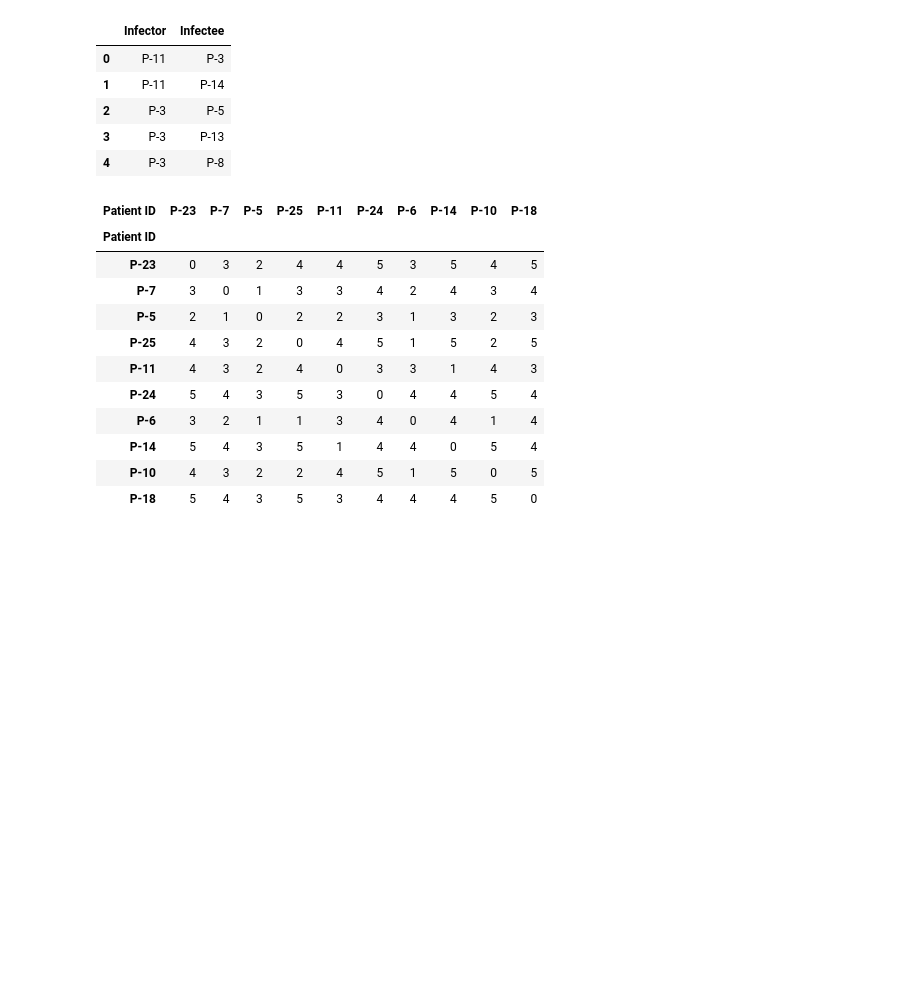
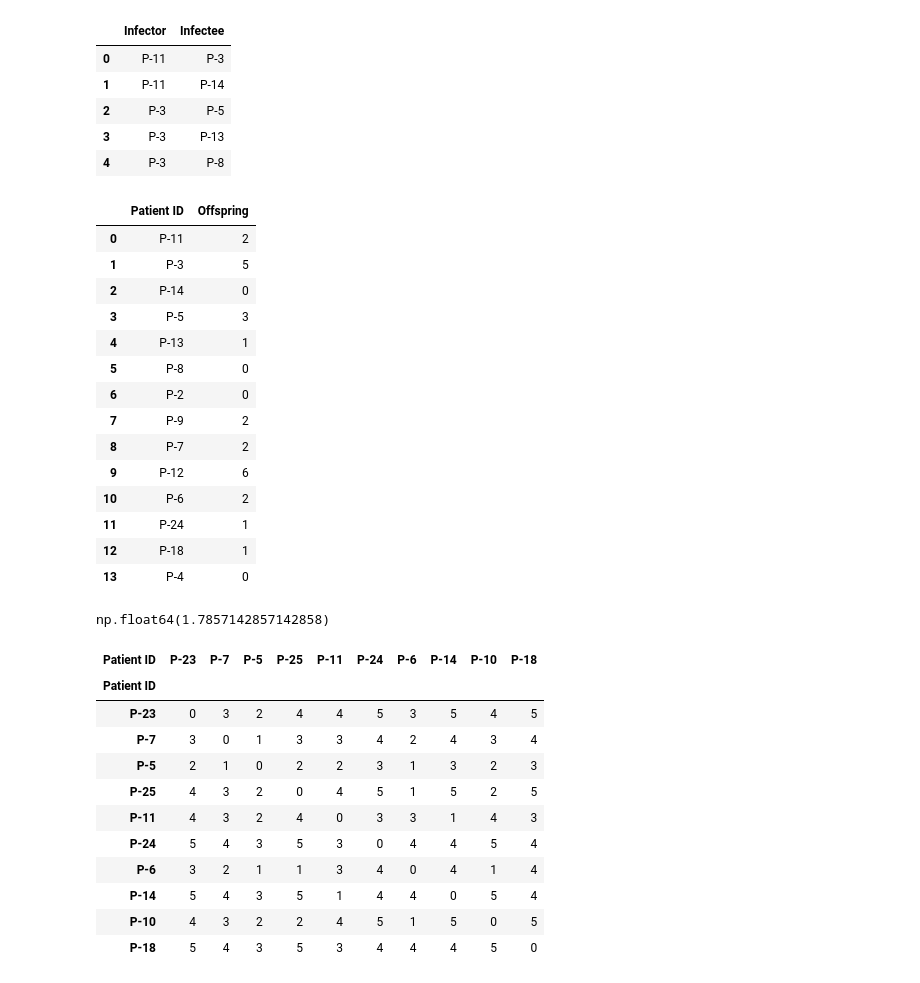
Before and after one commit to Dominic-Arthur/PESC-Activity, a Jupyter notebook: Data.ipynb, the cells around one changed output. Drawn from its saved outputs; the diff is of its cells as text; code cells hidden in the pictures; blank space fills up the shorter version.

```diff
--- a/Data.ipynb
+++ b/Data.ipynb
@@ -232,3 +232,32 @@ non_infected_contacts.to_csv("non_infected_contacts_for_students.csv", index=Fal
 cases_student = cases[["Patient ID", "Testing Date", "Data Zone"]].copy()
 cases_student["Exposure Date"] = ""
 cases_student.to_csv("cases_for_students_2.csv", index=False)
+# %%
+estimate_ro = dict(tree.out_degree())
+estimate_ro = pd.DataFrame(estimate_ro.items(), columns=["Patient ID", "Offspring"])
+# %%
+last_generation = cases[cases["Testing Date"] == "Jan-31"]["Patient ID"]
+
+estimate_ro = estimate_ro[~estimate_ro["Patient ID"].isin(last_generation)]
+# %%
+estimate_ro
+# %% [output]
+|  | Patient ID | Offspring |
+| 0 | P-11 | 2 |
+| 1 | P-3 | 5 |
+| 2 | P-14 | 0 |
+| 3 | P-5 | 3 |
+| 4 | P-13 | 1 |
+| 5 | P-8 | 0 |
+| 6 | P-2 | 0 |
+| 7 | P-9 | 2 |
+| 8 | P-7 | 2 |
+| 9 | P-12 | 6 |
+| 10 | P-6 | 2 |
+| 11 | P-24 | 1 |
+| 12 | P-18 | 1 |
+| 13 | P-4 | 0 |
+# %%
+estimate_ro["Offspring"].mean()
+# %% [output]
+np.float64(1.7857142857142858)
```
Also changed, not shown: parts of 1 cell of this notebook, 24 other files.
